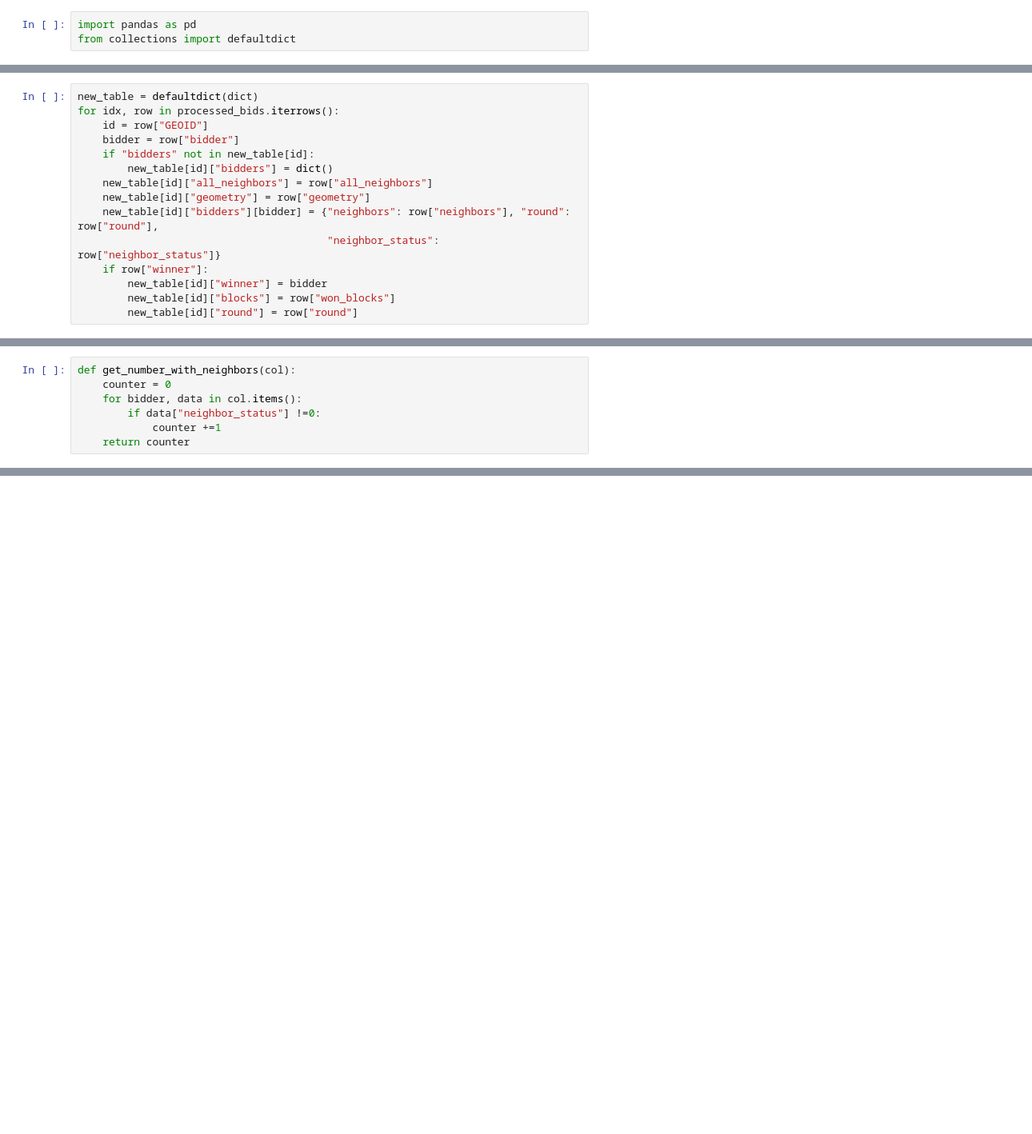
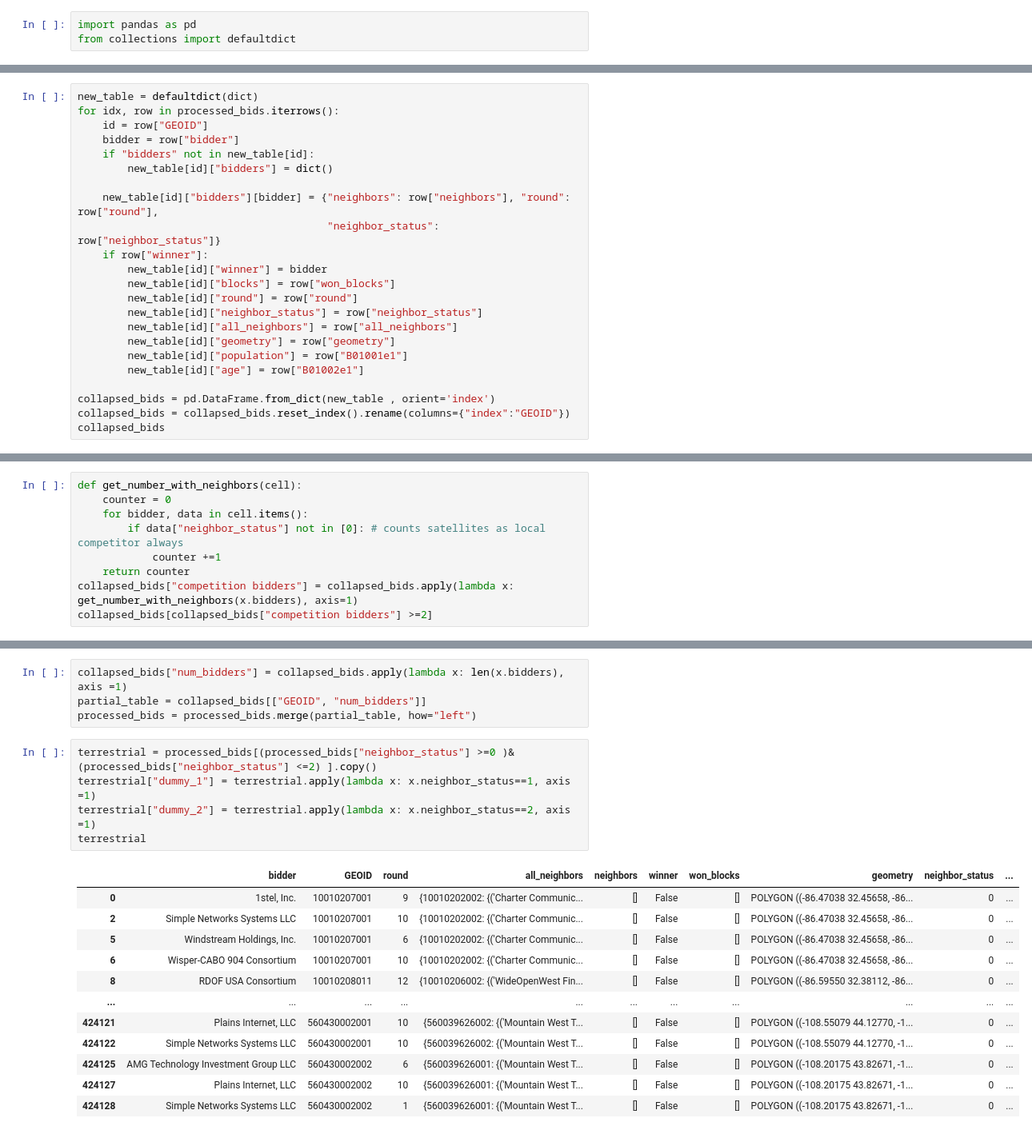
Before and after one commit to PrathamSoni/FCC904, a Jupyter notebook: notebooks/bids.ipynb, the cells around one changed output, grey strips where cells are left out. Shown at 80% size. Saved outputs shown, nothing was run; the diff lists cells and outputs as text; blank space fills up the shorter version.

```diff
--- a/notebooks/bids.ipynb
+++ b/notebooks/bids.ipynb
@@ -10,11 +148,19 @@ for idx, row in processed_bids.iterrows():
     bidder = row["bidder"]
     if "bidders" not in new_table[id]:
         new_table[id]["bidders"] = dict()
-    new_table[id]["all_neighbors"] = row["all_neighbors"]
-    new_table[id]["geometry"] = row["geometry"]
+
     new_table[id]["bidders"][bidder] = {"neighbors": row["neighbors"], "round": row["round"],
                                         "neighbor_status": row["neighbor_status"]}
     if row["winner"]:
         new_table[id]["winner"] = bidder
         new_table[id]["blocks"] = row["won_blocks"]
         new_table[id]["round"] = row["round"]
+        new_table[id]["neighbor_status"] = row["neighbor_status"]
+        new_table[id]["all_neighbors"] = row["all_neighbors"]
+        new_table[id]["geometry"] = row["geometry"]
+        new_table[id]["population"] = row["B01001e1"]
+        new_table[id]["age"] = row["B01002e1"]
+
+collapsed_bids = pd.DataFrame.from_dict(new_table , orient='index')
+collapsed_bids = collapsed_bids.reset_index().rename(columns={"index":"GEOID"})
+collapsed_bids
@@ -191,8 +199,10 @@ collapsed_bids
 # %%
-def get_number_with_neighbors(col):
+def get_number_with_neighbors(cell):
     counter = 0
-    for bidder, data in col.items():
-        if data["neighbor_status"] !=0:
+    for bidder, data in cell.items():
+        if data["neighbor_status"] not in [0]: # counts satellites as local competitor always
             counter +=1
     return counter
+collapsed_bids["competition bidders"] = collapsed_bids.apply(lambda x: get_number_with_neighbors(x.bidders), axis=1)
+collapsed_bids[collapsed_bids["competition bidders"] >=2]
 # %% [output]
@@ -244,0 +261,22 @@ Name: neighbor_status, dtype: int64
+# %%
+collapsed_bids["num_bidders"] = collapsed_bids.apply(lambda x: len(x.bidders), axis =1)
+partial_table = collapsed_bids[["GEOID", "num_bidders"]]
+processed_bids = processed_bids.merge(partial_table, how="left")
+# %%
+terrestrial = processed_bids[(processed_bids["neighbor_status"] >=0 )& (processed_bids["neighbor_status"] <=2) ].copy()
+terrestrial["dummy_1"] = terrestrial.apply(lambda x: x.neighbor_status==1, axis =1)
+terrestrial["dummy_2"] = terrestrial.apply(lambda x: x.neighbor_status==2, axis =1)
+terrestrial
+# %% [output]
+|  | bidder | GEOID | round | all_neighbors | neighbors | winner | won_blocks | geometry | neighbor_status | ... |
+| 0 | 1stel, Inc. | 10010207001 | 9 | {10010202002: {('Charter Communic... | [] | False | [] | POLYGON ((-86.47038 32.45658, -86... | 0 | ... |
+| 2 | Simple Networks Systems LLC | 10010207001 | 10 | {10010202002: {('Charter Communic... | [] | False | [] | POLYGON ((-86.47038 32.45658, -86... | 0 | ... |
+| 5 | Windstream Holdings, Inc. | 10010207001 | 6 | {10010202002: {('Charter Communic... | [] | False | [] | POLYGON ((-86.47038 32.45658, -86... | 0 | ... |
+| 6 | Wisper-CABO 904 Consortium | 10010207001 | 10 | {10010202002: {('Charter Communic... | [] | False | [] | POLYGON ((-86.47038 32.45658, -86... | 0 | ... |
+| 8 | RDOF USA Consortium | 10010208011 | 12 | {10010206002: {('WideOpenWest Fin... | [] | False | [] | POLYGON ((-86.59550 32.38112, -86... | 0 | ... |
+| ... | ... | ... | ... | ... | ... | ... | ... | ... | ... | ... |
+| 424121 | Plains Internet, LLC | 560430002001 | 10 | {560039626002: {('Mountain West T... | [] | False | [] | POLYGON ((-108.55079 44.12770, -1... | 0 | ... |
+| 424122 | Simple Networks Systems LLC | 560430002001 | 10 | {560039626002: {('Mountain West T... | [] | False | [] | POLYGON ((-108.55079 44.12770, -1... | 0 | ... |
+| 424125 | AMG Technology Investment Group LLC | 560430002002 | 6 | {560039626001: {('Mountain West T... | [] | False | [] | POLYGON ((-108.20175 43.82671, -1... | 0 | ... |
+| 424127 | Plains Internet, LLC | 560430002002 | 10 | {560039626001: {('Mountain West T... | [] | False | [] | POLYGON ((-108.20175 43.82671, -1... | 0 | ... |
+| 424128 | Simple Networks Systems LLC | 560430002002 | 1 | {560039626001: {('Mountain West T... | [] | False | [] | POLYGON ((-108.20175 43.82671, -1... | 0 | ... |
```
Also changed, not shown: parts of 21 cells of this notebook, 2 other files.
